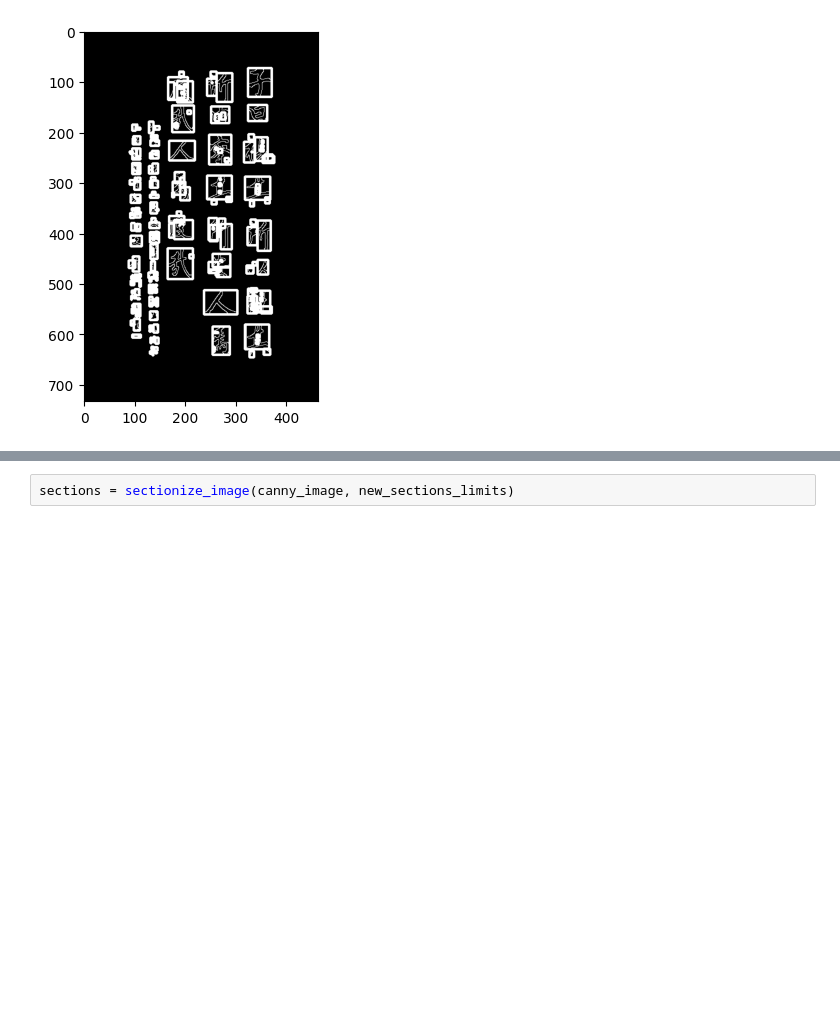
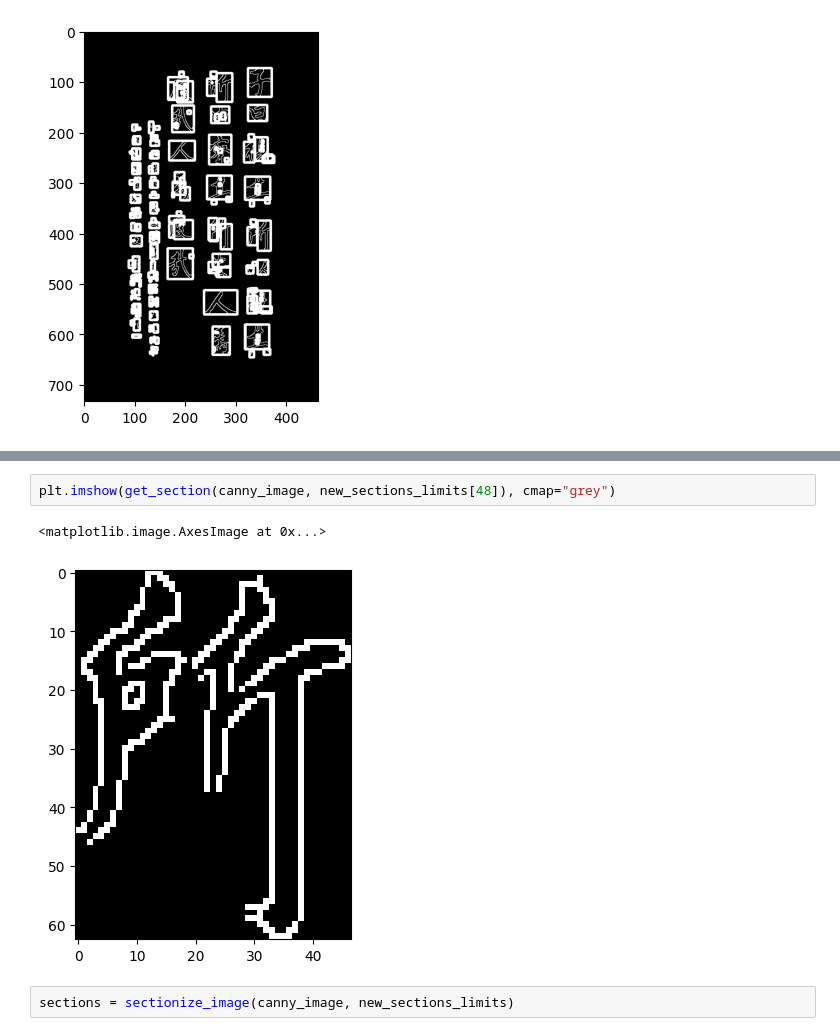
Before and after one commit to prausela/image-processing, a Jupyter notebook: tp_final/sectioning_test.ipynb, the cells around one changed output, grey strips where cells are left out. Saved outputs shown, nothing was run; the diff lists cells and outputs as text; blank space fills up the shorter version.

```diff
--- a/tp_final/sectioning_test.ipynb
+++ b/tp_final/sectioning_test.ipynb
@@ -59,3 +69,8 @@ plt.imshow(draw_sections(canny_image, new_sections_limits), cmap="grey")
+# %%
+plt.imshow(get_section(canny_image, new_sections_limits[48]), cmap="grey")
+# %% [output]
+<matplotlib.image.AxesImage at 0x...>
+[figure, added]
 # %%
 sections = sectionize_image(canny_image, new_sections_limits)
 # %%
```
Also changed, not shown: parts of 6 cells of this notebook, 1 other file.
